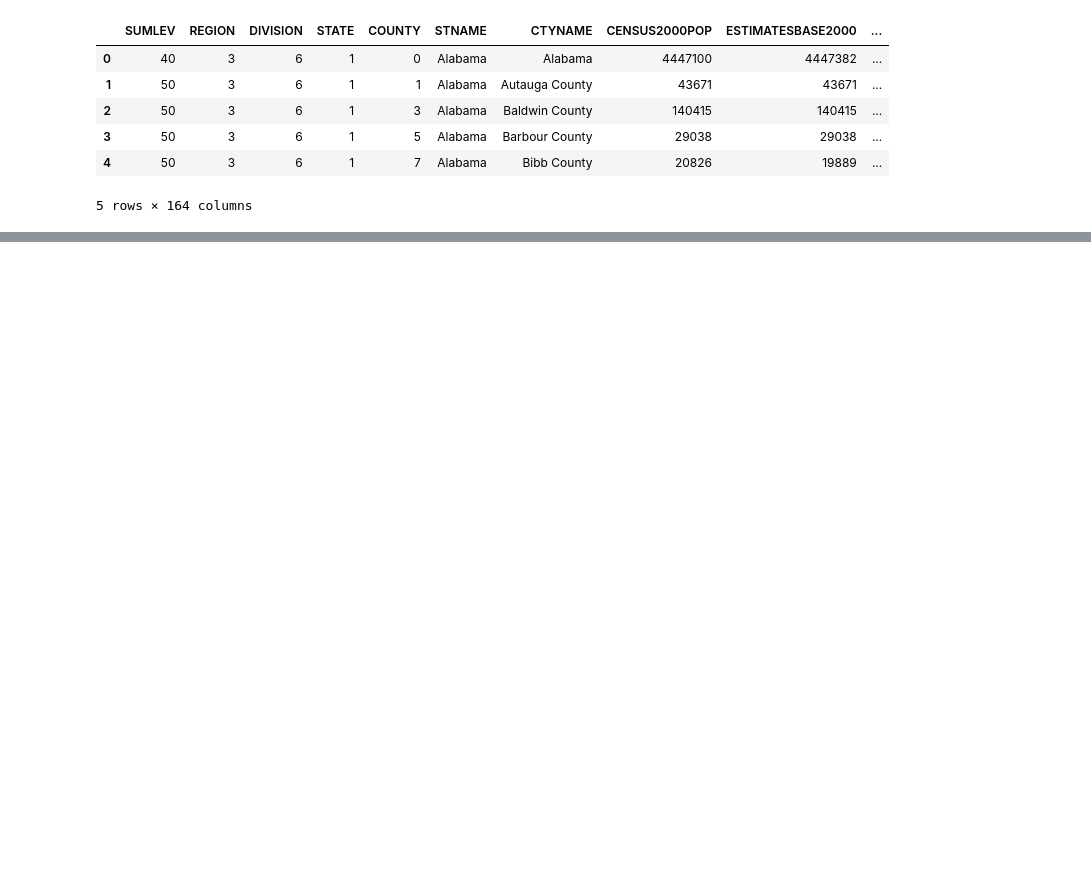
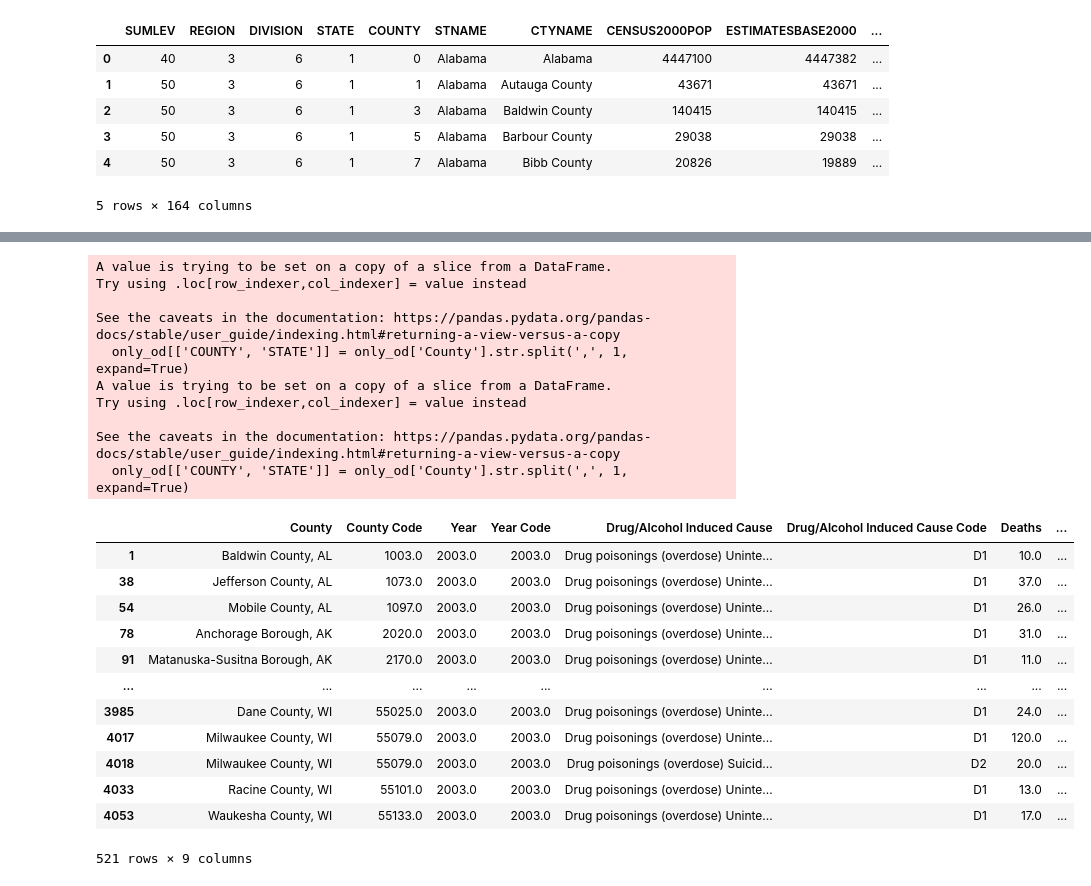
Before and after one commit to YZhu0225/Estimating-the-Impact-of-Opioid-Control-Policies, a Jupyter notebook: 10_code/practice.ipynb, the cells around one changed output, grey strips where cells are left out. Saved outputs shown, nothing was run; the diff lists cells and outputs as text; code cells hidden in the pictures; blank space fills up the shorter version.

```diff
--- a/10_code/practice.ipynb
+++ b/10_code/practice.ipynb
@@ -32,3 +68,10 @@ pop_columns = ['STNAME', 'CTYNAME', 'POPESTIMATE2000', 'POPESTIMATE2001', 'POPES
 'POPESTIMATE2004','POPESTIMATE2005', 'POPESTIMATE2006','POPESTIMATE2007', 'POPESTIMATE2008', 'POPESTIMATE2009']
 al_pop = state_pop[state_pop['STNAME'] == 'Alabama']
 al_pop[pop_columns]
+# %%
+state_deaths_03 = pd.read_table('../00_source_data/US_VitalStatistics/Underlying Cause of Death, 2003.txt')
+al_deaths_03 = state_deaths_03.copy()
+# %%
+al_deaths_03.drop('Notes', axis=1, inplace=True)
+al_deaths_03.dropna(how='all', inplace=True)
+al_deaths_03
@@ -34,0 +92,28 @@ al_pop[pop_columns]
+# %%
+only_od = al_deaths_03[al_deaths_03['Drug/Alcohol Induced Cause'].str.contains('Drug poisonings')]
+only_od[['COUNTY', 'STATE']] = only_od['County'].str.split(',', 1, expand=True)
+only_od
+# %% [output]
+A value is trying to be set on a copy of a slice from a DataFrame.
+Try using .loc[row_indexer,col_indexer] = value instead
+
+See the caveats in the documentation: https://pandas.pydata.org/pandas-docs/stable/user_guide/indexing.html#returning-a-view-versus-a-copy
+  only_od[['COUNTY', 'STATE']] = only_od['County'].str.split(',', 1, expand=True)
+A value is trying to be set on a copy of a slice from a DataFrame.
+Try using .loc[row_indexer,col_indexer] = value instead
+
+See the caveats in the documentation: https://pandas.pydata.org/pandas-docs/stable/user_guide/indexing.html#returning-a-view-versus-a-copy
+  only_od[['COUNTY', 'STATE']] = only_od['County'].str.split(',', 1, expand=True)
+|  | County | County Code | Year | Year Code | Drug/Alcohol Induced Cause | Drug/Alcohol Induced Cause Code | Deaths | ... |
+| 1 | Baldwin County, AL | 1003.0 | 2003.0 | 2003.0 | Drug poisonings (overdose) Uninte... | D1 | 10.0 | ... |
+| 38 | Jefferson County, AL | 1073.0 | 2003.0 | 2003.0 | Drug poisonings (overdose) Uninte... | D1 | 37.0 | ... |
+| 54 | Mobile County, AL | 1097.0 | 2003.0 | 2003.0 | Drug poisonings (overdose) Uninte... | D1 | 26.0 | ... |
+| 78 | Anchorage Borough, AK | 2020.0 | 2003.0 | 2003.0 | Drug poisonings (overdose) Uninte... | D1 | 31.0 | ... |
+| 91 | Matanuska-Susitna Borough, AK | 2170.0 | 2003.0 | 2003.0 | Drug poisonings (overdose) Uninte... | D1 | 11.0 | ... |
+| ... | ... | ... | ... | ... | ... | ... | ... | ... |
+| 3985 | Dane County, WI | 55025.0 | 2003.0 | 2003.0 | Drug poisonings (overdose) Uninte... | D1 | 24.0 | ... |
+| 4017 | Milwaukee County, WI | 55079.0 | 2003.0 | 2003.0 | Drug poisonings (overdose) Uninte... | D1 | 120.0 | ... |
+| 4018 | Milwaukee County, WI | 55079.0 | 2003.0 | 2003.0 | Drug poisonings (overdose) Suicid... | D2 | 20.0 | ... |
+| 4033 | Racine County, WI | 55101.0 | 2003.0 | 2003.0 | Drug poisonings (overdose) Uninte... | D1 | 13.0 | ... |
+| 4053 | Waukesha County, WI | 55133.0 | 2003.0 | 2003.0 | Drug poisonings (overdose) Uninte... | D1 | 17.0 | ... |
+521 rows × 9 columns
```
Also changed, not shown: parts of 4 cells of this notebook.
